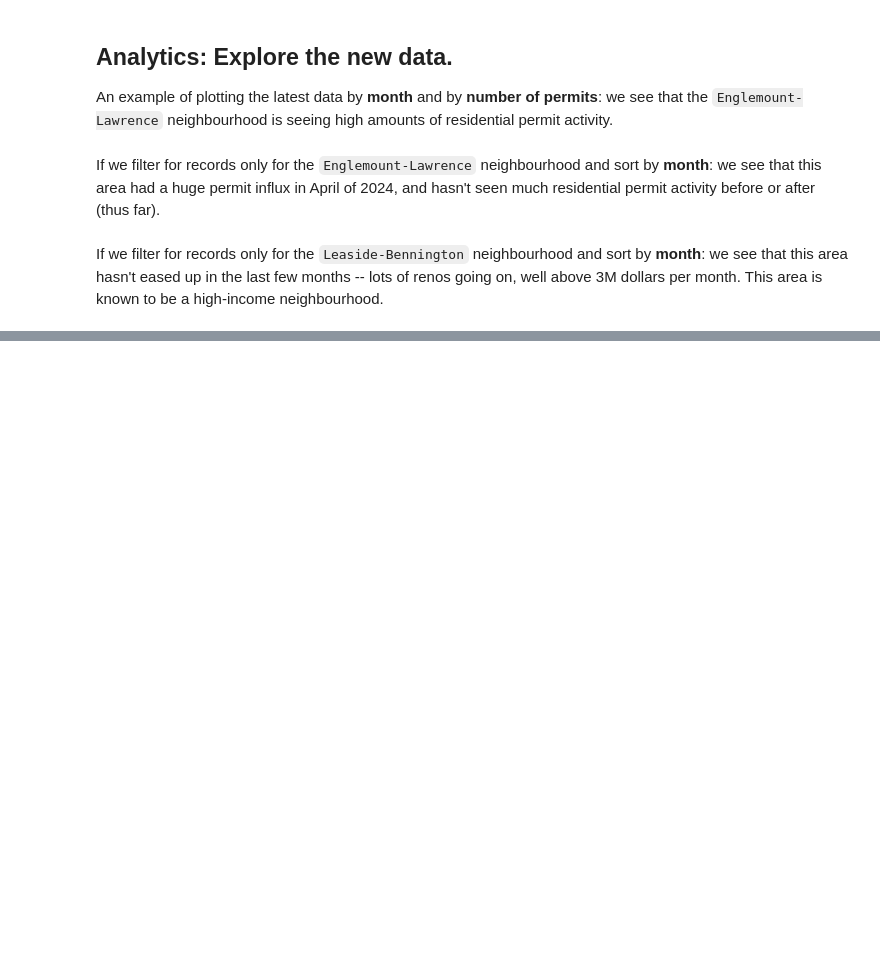
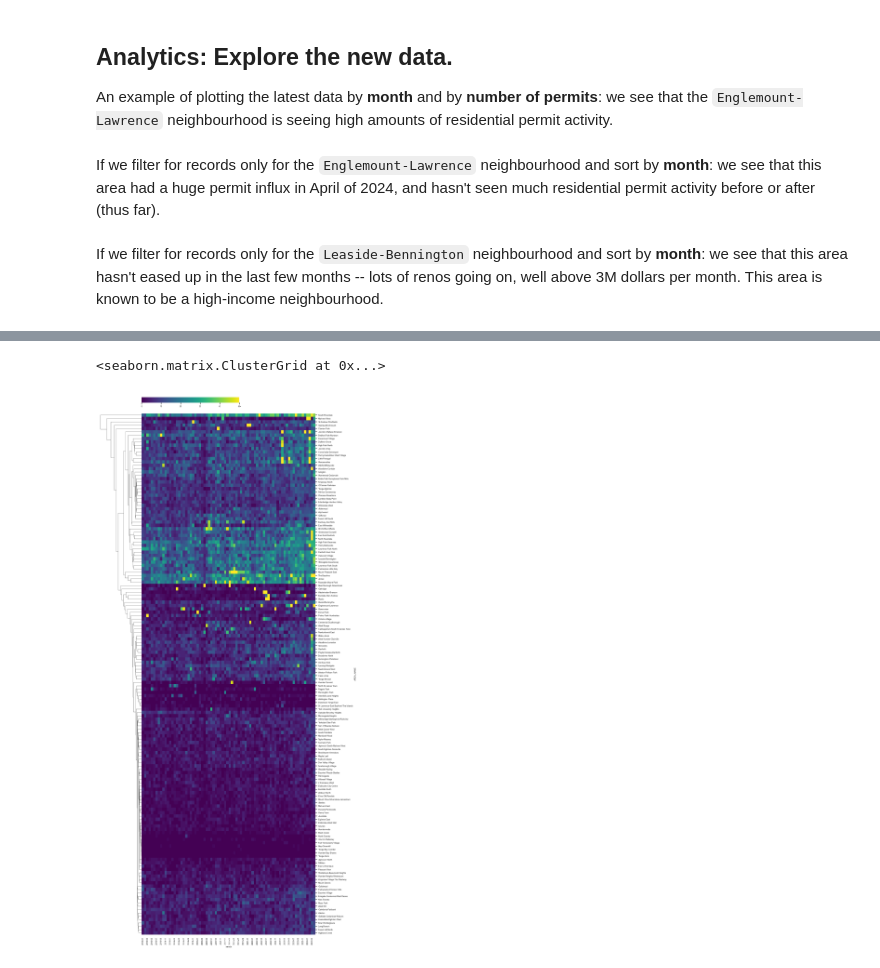
Before and after one commit to nptorres/tor-bp-project, a Jupyter notebook: scripts/eda-tor-bp.ipynb, the cells around one changed output, grey strips where cells are left out. Cells and saved outputs as stored; diff of their text form; code cells hidden in the pictures; blank space fills up the shorter version.

```diff
--- a/scripts/eda-tor-bp.ipynb
+++ b/scripts/eda-tor-bp.ipynb
@@ -437,0 +518,5 @@ Next steps: Chlorpleth
+# %%
+clustermap(plotdata)
+# %% [output]
+<seaborn.matrix.ClusterGrid at 0x...>
+[figure, added]
```
Also changed, not shown: parts of 14 cells of this notebook.
